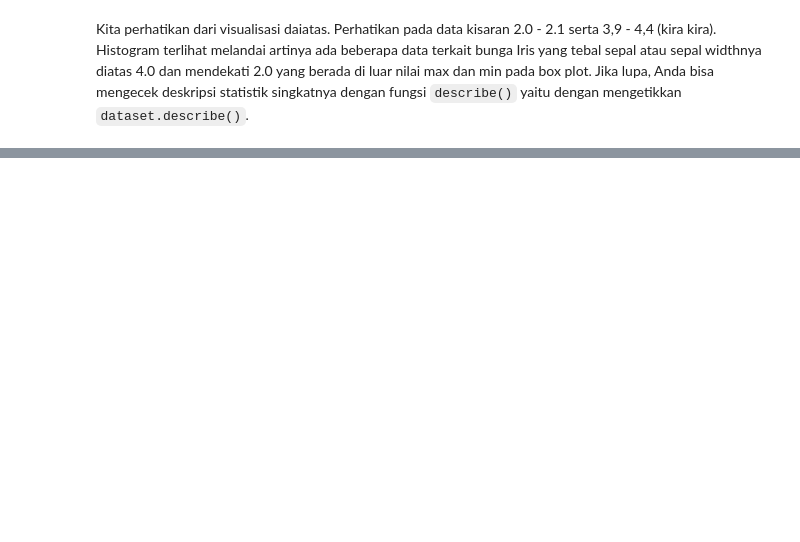
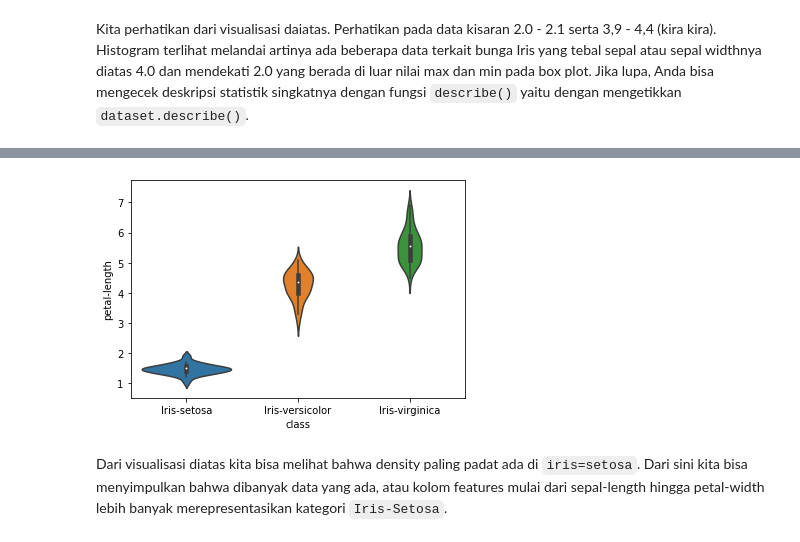
Before and after one commit to gustianh/pda-maroon, a Jupyter notebook: Exploratory Data Analysis Part 2.ipynb, the cells around one changed output, grey strips where cells are left out. Drawn from its saved outputs; the diff is of its cells as text; code cells hidden in the pictures; blank space fills up the shorter version.

```diff
--- a/Exploratory Data Analysis Part 2.ipynb
+++ b/Exploratory Data Analysis Part 2.ipynb
@@ -109,0 +128,10 @@ Kita perhatikan dari visualisasi daiatas.  Perhatikan pada data kisaran 2.0 - 2.
+# %%
+import matplotlib.pyplot as plt
+import seaborn as sns
+
+sns.violinplot(x="class", y="petal-length", data=data_iris, size=6)
+plt.show()
+# %% [output]
+[figure, added]
+# %% [markdown]
+Dari visualisasi diatas kita bisa melihat bahwa density paling padat ada di `iris=setosa`. Dari sini kita bisa menyimpulkan bahwa dibanyak data yang ada, atau kolom features mulai dari sepal-length hingga petal-width lebih banyak merepresentasikan kategori `Iris-Setosa`.
```
Also changed, not shown: parts of 3 cells of this notebook.
